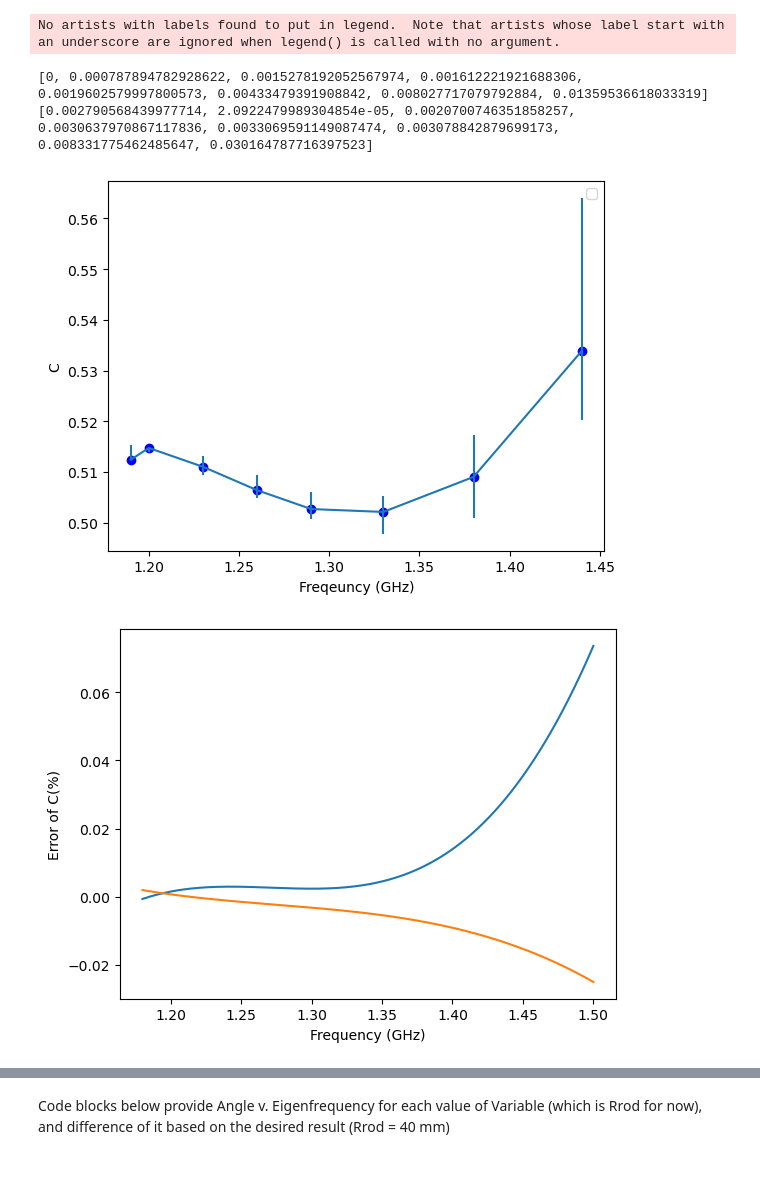
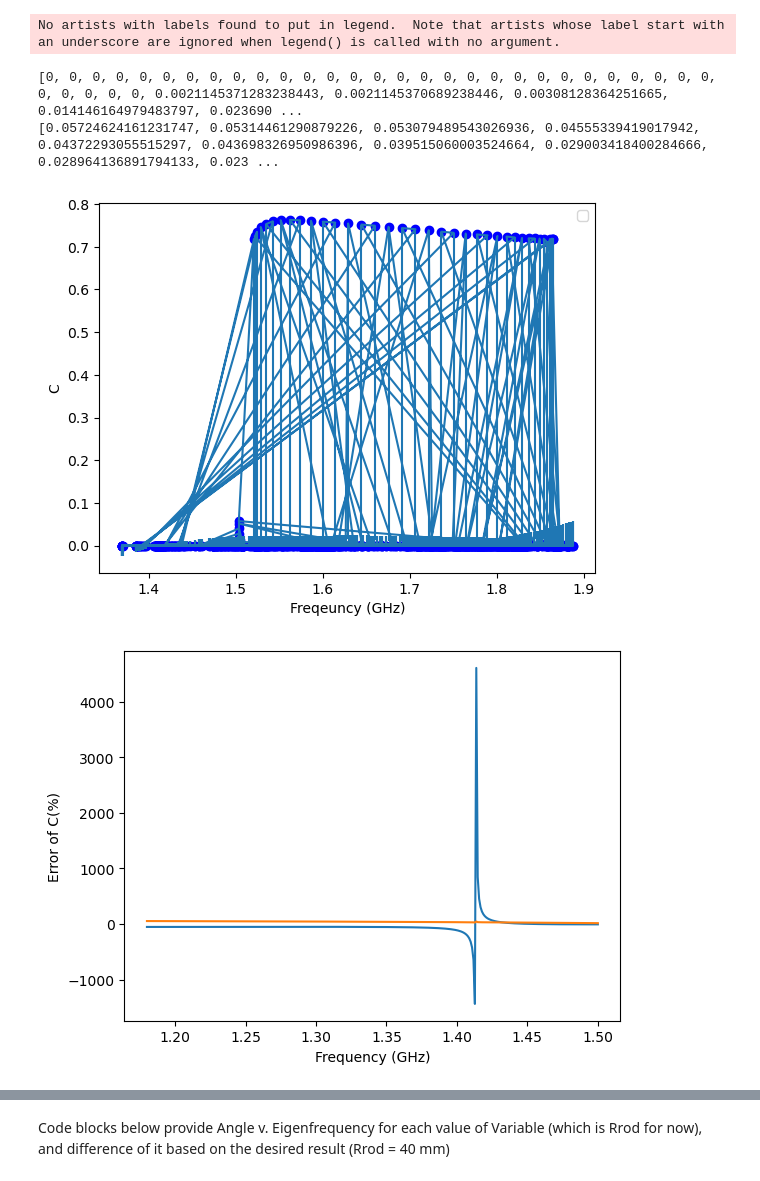
Before and after one commit to peanutflavorbean/CAPP, a Jupyter notebook: Rrod_tolerance.ipynb, the cells around one changed output, grey strips where cells are left out. Saved outputs shown, nothing was run; the diff lists cells and outputs as text; code cells hidden in the pictures.

```diff
--- a/Rrod_tolerance.ipynb
+++ b/Rrod_tolerance.ipynb
@@ -3,27 +3,26 @@ import csv
 import numpy as np
 from scipy.optimize import curve_fit
 import matplotlib.pyplot as plt
-file = open('./Rrod_tolerance.csv','r')
+file = open('./Rrod_tolerance_4rod.csv','r')
 rdr = csv.reader(file)
 rod39 = [[],[],[],[],[]]
 rod40 = [[],[],[],[],[]]
 rod41 = [[],[],[],[],[]]
 
 for line in rdr:
-
-    if (int(line[1]) == 41):
+    if (int(line[1]) == 20):
         rod41[0].append(float(line[2]))
         rod41[1].append(float(line[4]))
         rod41[2].append(float(line[-2]))
         rod41[3].append(float(line[-1]))
         rod41[4].append(float(line[0]))
-    elif (int(line[1]) == 39):
+    elif (int(line[1]) == 18):
         rod39[0].append(float(line[2]))
         rod39[1].append(float(line[4]))
         rod39[2].append(float(line[-2]))
         rod39[3].append(float(line[-1]))
         rod39[4].append(float(line[0]))
-    elif (int(line[1]) == 40):
+    elif (int(line[1]) == 19):
         rod40[0].append(float(line[2]))
         rod40[1].append(float(line[4]))
         rod40[2].append(float(line[-2]))
@@ -62,37 +61,37 @@ y_39error = func_3(x_40,*popt_39)-y1_40
 y_41error = func_3(x_40,*popt_41)-y1_40
 
 y_nerror = [0 for i in range(len(x_40))]
 y_perror = [0 for i in range(len(x_40))]
 for i in range(len(x_40)):
     if y_39error[i] < 0 and y_41error[i] < 0:
         if y_39error[i] < y_41error[i]:
             y_nerror[i] = abs(y_39error[i])
         else:
             y_nerror[i] = abs(y_41error[i])
     elif y_39error[i] >0 and y_41error[i] >0:
         if y_39error[i] < y_41error[i]:
             y_perror[i] = y_41error[i]
         else:
             y_perror[i] = y_39error[i]
     elif y_39error[i]>0 and y_41error[i] <0:
         y_perror[i] = y_39error[i]
         y_nerror[i] = abs(y_41error[i])
     else:
         y_perror[i] = y_41error[i]
-        y_nerror[i] = y_39error[i]
+        y_nerror[i] = abs(y_39error[i])
 yerr = [tuple(y_nerror),tuple(y_perror)]
 print(y_nerror)
 print(y_perror)
 plt.errorbar(x_40,y1_40,yerr=yerr)
 plt.xlabel('Freqeuncy (GHz)')
 plt.ylabel('C')
 plt.legend()
 plt.show()
 # %% [output]
 No artists with labels found to put in legend.  Note that artists whose label start with an underscore are ignored when legend() is called with no argument.
-[0, 0.000787894782928622, 0.0015278192052567974, 0.001612221921688306, 0.0019602579997800573, 0.00433479391908842, 0.008027717079792884, 0.01359536618033319]
-[0.002790568439977714, 2.0922479989304854e-05, 0.0020700746351858257, 0.0030637970867117836, 0.0033069591149087474, 0.003078842879699173, 0.008331775462485647, 0.030164787716397523]
+[0, 0, 0, 0, 0, 0, 0, 0, 0, 0, 0, 0, 0, 0, 0, 0, 0, 0, 0, 0, 0, 0, 0, 0, 0, 0, 0, 0, 0, 0, 0, 0, 0, 0, 0.0021145371283238443, 0.0021145370689238446, 0.00308128364251665, 0.014146164979483797, 0.023690 ...
+[0.05724624161231747, 0.05314461290879226, 0.053079489543026936, 0.04555339419017942, 0.04372293055515297, 0.043698326950986396, 0.039515060003524664, 0.029003418400284666, 0.028964136891794133, 0.023 ...
-[figure, old version]
+[figure, new version]
 # %%
 popt_39and40 = (popt_39-popt_40)
 popt_41and40 = (popt_41-popt_40)
@@ -104,7 +103,7 @@ plt.xlabel("Frequency (GHz)")
 plt.ylabel("Error of C(%)")
 plt.show()
 # %% [output]
-[figure, old version]
+[figure, new version]
 # %%
 y2_39, y2_40, y2_41 = Rod39[2], Rod40[2], Rod41[2]
 y3_39, y3_40, y3_41 = Rod39[3], Rod40[3], Rod41[3]
```
Also changed, not shown: parts of 4 cells of this notebook, 2 other files.
